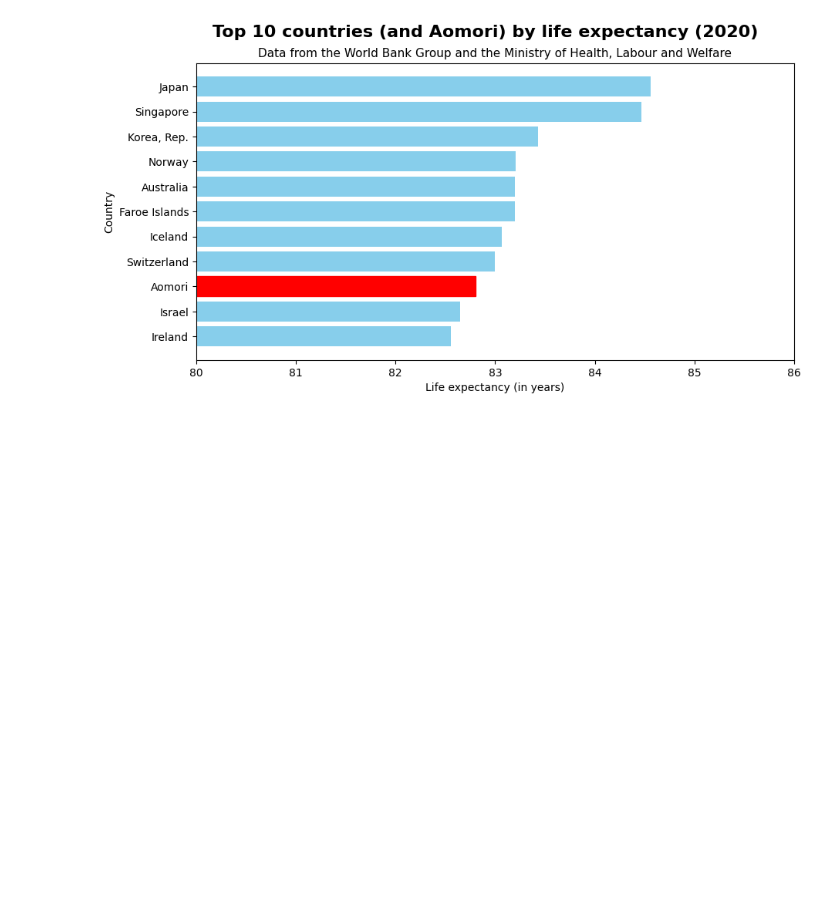
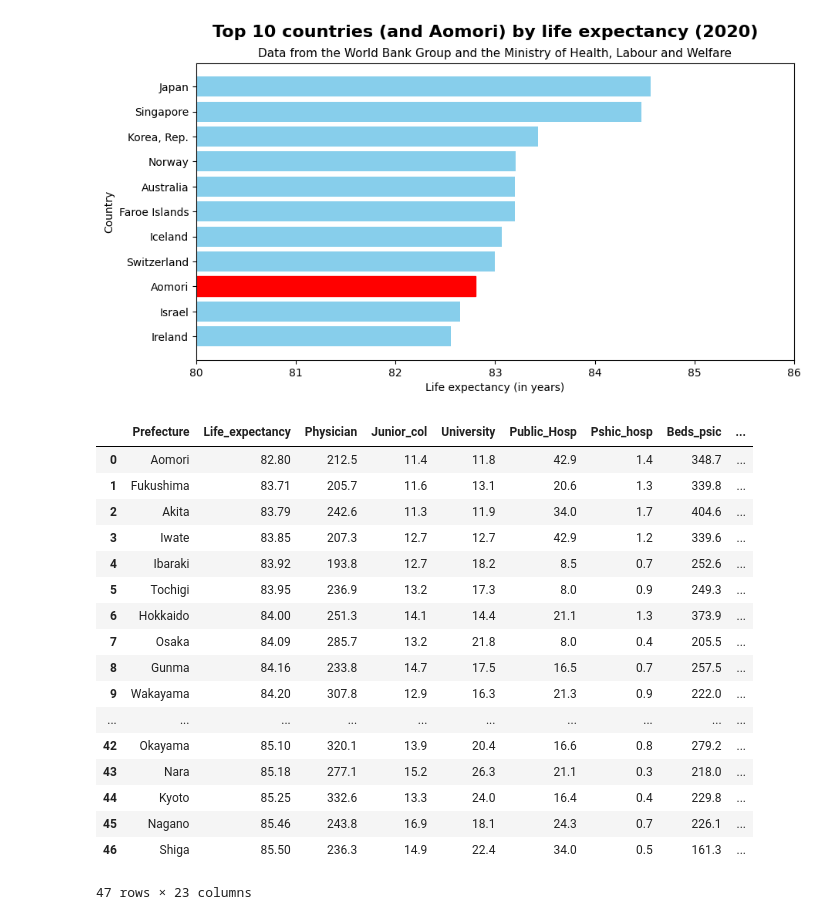
Before and after one commit to rafaseto/japan-life-expectancy, a Jupyter notebook: data_analysis.ipynb, the cells around one changed output. Cells and saved outputs as stored; diff of their text form; code cells hidden in the pictures; blank space fills up the shorter version.

```diff
--- a/data_analysis.ipynb
+++ b/data_analysis.ipynb
@@ -37,7 +37,7 @@ Welfare_exp
 import matplotlib.pyplot as plt
 # %%
 # Ordering the dataframe based on life expectancy
-df_sorted = df.sort_values(by='Life_expectancy')
+df_sorted = df.sort_values(by='Life_expectancy', ignore_index=True)
 # %%
 plt.figure(figsize=(10,10))
 plt.barh(df_sorted['Prefecture'], df_sorted['Life_expectancy'], color='skyblue')
@@ -106,0 +119,21 @@ plt.show()
+# %%
+df_sorted
+# %% [output]
+|  | Prefecture | Life_expectancy | Physician | Junior_col | University | Public_Hosp | Pshic_hosp | Beds_psic | ... |
+| 0 | Aomori | 82.80 | 212.5 | 11.4 | 11.8 | 42.9 | 1.4 | 348.7 | ... |
+| 1 | Fukushima | 83.71 | 205.7 | 11.6 | 13.1 | 20.6 | 1.3 | 339.8 | ... |
+| 2 | Akita | 83.79 | 242.6 | 11.3 | 11.9 | 34.0 | 1.7 | 404.6 | ... |
+| 3 | Iwate | 83.85 | 207.3 | 12.7 | 12.7 | 42.9 | 1.2 | 339.6 | ... |
+| 4 | Ibaraki | 83.92 | 193.8 | 12.7 | 18.2 | 8.5 | 0.7 | 252.6 | ... |
+| 5 | Tochigi | 83.95 | 236.9 | 13.2 | 17.3 | 8.0 | 0.9 | 249.3 | ... |
+| 6 | Hokkaido | 84.00 | 251.3 | 14.1 | 14.4 | 21.1 | 1.3 | 373.9 | ... |
+| 7 | Osaka | 84.09 | 285.7 | 13.2 | 21.8 | 8.0 | 0.4 | 205.5 | ... |
+| 8 | Gunma | 84.16 | 233.8 | 14.7 | 17.5 | 16.5 | 0.7 | 257.5 | ... |
+| 9 | Wakayama | 84.20 | 307.8 | 12.9 | 16.3 | 21.3 | 0.9 | 222.0 | ... |
+| ... | ... | ... | ... | ... | ... | ... | ... | ... | ... |
+| 42 | Okayama | 85.10 | 320.1 | 13.9 | 20.4 | 16.6 | 0.8 | 279.2 | ... |
+| 43 | Nara | 85.18 | 277.1 | 15.2 | 26.3 | 21.1 | 0.3 | 218.0 | ... |
+| 44 | Kyoto | 85.25 | 332.6 | 13.3 | 24.0 | 16.4 | 0.4 | 229.8 | ... |
+| 45 | Nagano | 85.46 | 243.8 | 16.9 | 18.1 | 24.3 | 0.7 | 226.1 | ... |
+| 46 | Shiga | 85.50 | 236.3 | 14.9 | 22.4 | 34.0 | 0.5 | 161.3 | ... |
+47 rows × 23 columns
```
Also changed, not shown: parts of 1 cell of this notebook.
